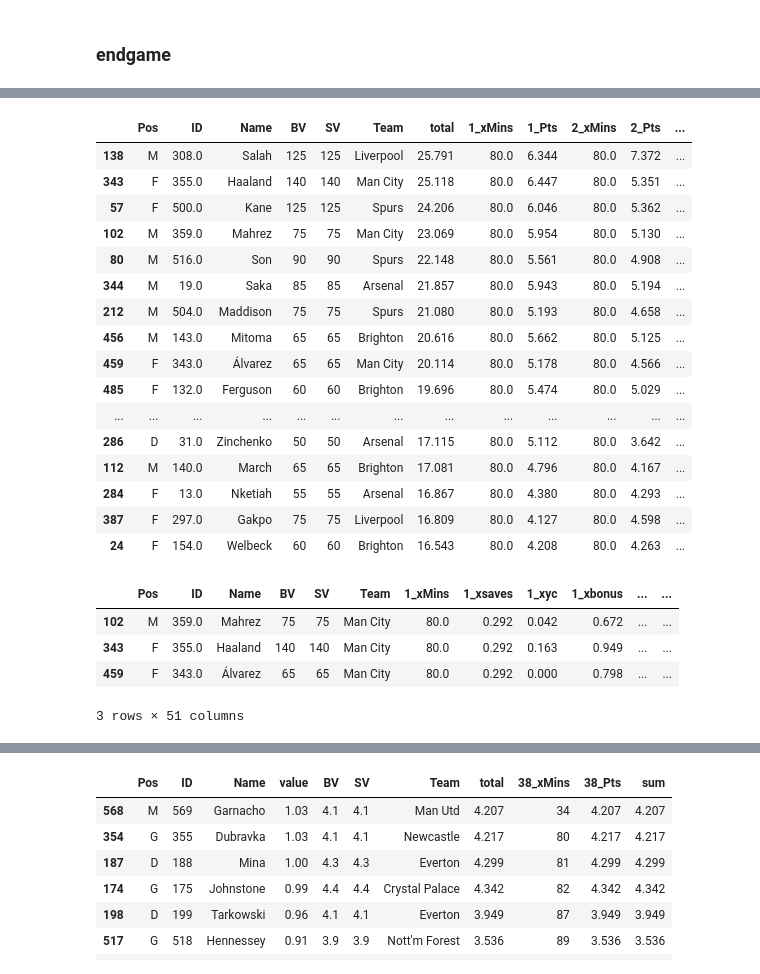
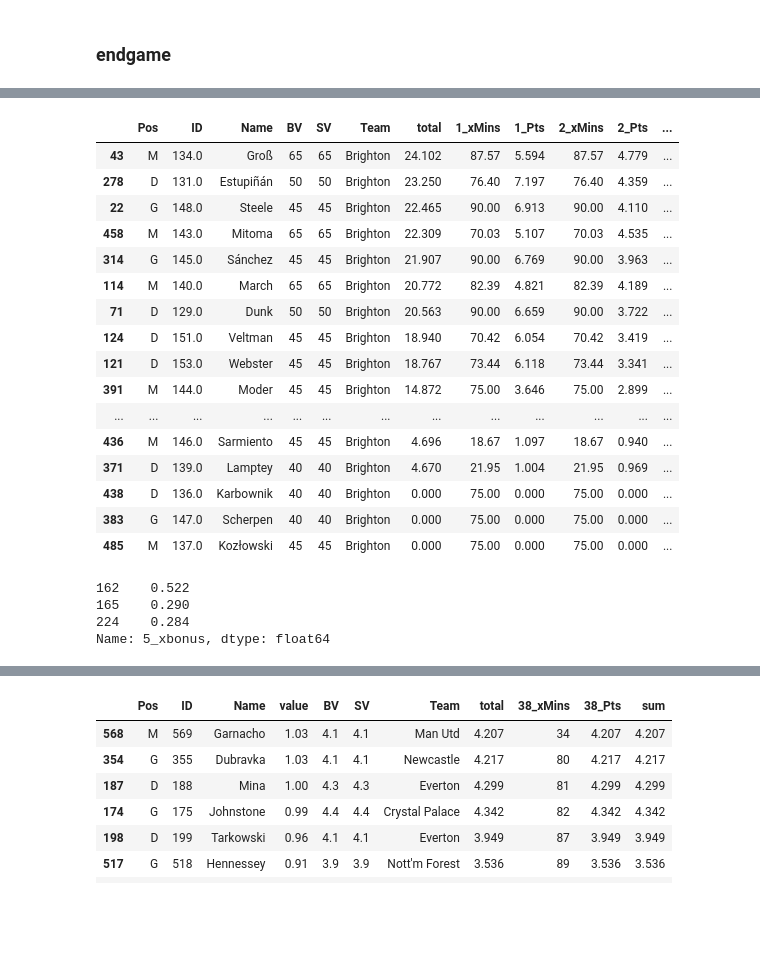
Before and after one commit to spiros26/FPL-Project, a Jupyter notebook: ev_creator/ALEX.ipynb, the cells around one changed output, grey strips where cells are left out. Saved outputs shown, nothing was run; the diff lists cells and outputs as text; code cells hidden in the pictures; blank space fills up the shorter version.

```diff
--- a/ev_creator/ALEX.ipynb
+++ b/ev_creator/ALEX.ipynb
@@ -849,6 +849,14 @@ import pandas as pd
 import requests
 import numpy as np
 from modules.useful_functions import team_id, fixture_info2, avg
+
+def exp_mins(main_df):
+    mins = main_df['minutes'].to_list()
+    mins = [i for i in mins if i != 0 ]
+    if len(mins) > 0:
+        return round(sum(mins)/len(mins), 2)
+    else:
+        return 75.0
 
 def convert(lst):
     return ' '.join(str(item) for item in lst)
@@ -862,17 +870,17 @@ master_path = '../data/FPL-ID-Map/Master.csv'
 master = pd.read_csv(master_path)
 df = players_raw[season]
 teams2023 = teams[season]
-horizon = 4
+horizon = 5
 next_gw = 1
 gws = list(range(next_gw, next_gw + horizon))
 ids2023 = []
 short_teams = []
 positions = []
 prices = []
-fix = [[], [], [], []]
-xmins = [[], [], [], []]
-dmins = [[], [], [], []]
-likelihood = [[], [], [], []]
+fix = [[], [], [], [], []]
+xmins = [[], [], [], [], []]
+dmins = [[], [], [], [], []]
+likelihood = [[], [], [], [], []]
 
 for row in range(master.shape[0]):
     try:
@@ -889,6 +897,15 @@ master = master[~master['23-24'].isna()]
 for row in range(master.shape[0]):
     df_aux = df[df['code']==master['code'].iloc[row]]
     id = df_aux['id'].iloc[0]
+    '''
+    url = 'https://fantasy.premierleague.com/api/element-summary/' + str(int(id)) + '/'
+    main_df = pd.DataFrame(requests.get(url).json()['history'])
+    '''
+    try:
+        main_df = pd.read_csv('../data/Fantasy-Premier-League/data/2022-23/players/' + master['first_name'].iloc[row] + '_' + master['second_name'].iloc[row] + '_' + str(int(master['22-23'].iloc[row])) + '/gw.csv')
+        expected_mins = exp_mins(main_df)
+    except:
+        expected_mins = 75.0
     tid = team_id(id, season, players_raw)
     short_teams.append(teams2023[teams2023['id']==tid]['short_name'].iloc[0])
     positions.append(df_aux['element_type'].iloc[0])
@@ -901,7 +918,7 @@ for row in range(master.shape[0]):
         for i in range(len(fix_list)):
             opp_team, was_home, kickoff_time = fixture_info2(tid, season, gw, fixtures, teams)[i]
             afix.append(home[was_home] + teams2023[teams2023['name']==opp_team]['short_name'].iloc[0])
-            admins.append(80)
+            admins.append(expected_mins)
             alikelihood.append(1)
         fix[gw-next_gw].append(convert(afix))
         dmins[gw-next_gw].append(convert(admins))
@@ -946,12 +963,12 @@ import pandas as pd
 
 next_gw = 1
 gw_no_lim = 4
-horizon = 4
-review_horizon = 4
+horizon = 5
+review_horizon = 5
 season = '2023-24'
 data538_PATH = '../data/soccer-spi/spi_matches.csv'
 #review_df = pd.read_csv('../data/fplreview.csv')
-review_df = review_df.loc[(review_df['ID']==31)|(review_df['ID']==19)|(review_df['ID']==13)|(review_df['ID']==6) |(review_df['ID']==143) |(review_df['ID']==140) |(review_df['ID']==134)|(review_df['ID']==154)|(review_df['ID']==132) | (review_df['ID']==308)|(review_df['ID']==297)|(review_df['ID']==290) | (review_df['ID']==355)|(review_df['ID']==359)|(review_df['ID']==343) | (review_df['ID']==500)|(review_df['ID']==516)|(review_df['ID']==504) ]
+#review_df = review_df.loc[(review_df['ID']==373) |(review_df['ID']==396) |(review_df['ID']==390) ]
 #review_df = review_df.loc[(review_df['Team']=='Newcastle')].reset_index()
 #master_path = '../data/FPL-ID-Map/Master.csv'
 master_path = 'Master.csv'
@@ -970,33 +978,32 @@ See the caveats in the documentation: https://pandas.pydata.org/pandas-docs/stab
 # %%
 from modules.useful_functions2 import filter_df
 
 ev_df = filter_df(an_ev_df, next_gw, horizon, '_Pts', 'total', an_ev_df.shape[0])
-#df = an_ev_df[an_ev_df['Pos']=='D']
-df = an_ev_df
+df = an_ev_df[an_ev_df['Team']=='Brighton']
+#df = an_ev_df
 filter_df(df, next_gw, horizon, '_Pts', 'total', 30)
 # %% [output]
 |  | Pos | ID | Name | BV | SV | Team | total | 1_xMins | 1_Pts | 2_xMins | 2_Pts | ... |
-| 138 | M | 308.0 | Salah | 125 | 125 | Liverpool | 25.791 | 80.0 | 6.344 | 80.0 | 7.372 | ... |
-| 343 | F | 355.0 | Haaland | 140 | 140 | Man City | 25.118 | 80.0 | 6.447 | 80.0 | 5.351 | ... |
-| 57 | F | 500.0 | Kane | 125 | 125 | Spurs | 24.206 | 80.0 | 6.046 | 80.0 | 5.362 | ... |
-| 102 | M | 359.0 | Mahrez | 75 | 75 | Man City | 23.069 | 80.0 | 5.954 | 80.0 | 5.130 | ... |
-| 80 | M | 516.0 | Son | 90 | 90 | Spurs | 22.148 | 80.0 | 5.561 | 80.0 | 4.908 | ... |
-| 344 | M | 19.0 | Saka | 85 | 85 | Arsenal | 21.857 | 80.0 | 5.943 | 80.0 | 5.194 | ... |
-| 212 | M | 504.0 | Maddison | 75 | 75 | Spurs | 21.080 | 80.0 | 5.193 | 80.0 | 4.658 | ... |
-| 456 | M | 143.0 | Mitoma | 65 | 65 | Brighton | 20.616 | 80.0 | 5.662 | 80.0 | 5.125 | ... |
-| 459 | F | 343.0 | Álvarez | 65 | 65 | Man City | 20.114 | 80.0 | 5.178 | 80.0 | 4.566 | ... |
-| 485 | F | 132.0 | Ferguson | 60 | 60 | Brighton | 19.696 | 80.0 | 5.474 | 80.0 | 5.029 | ... |
+| 43 | M | 134.0 | Groß | 65 | 65 | Brighton | 24.102 | 87.57 | 5.594 | 87.57 | 4.779 | ... |
+| 278 | D | 131.0 | Estupiñán | 50 | 50 | Brighton | 23.250 | 76.40 | 7.197 | 76.40 | 4.359 | ... |
+| 22 | G | 148.0 | Steele | 45 | 45 | Brighton | 22.465 | 90.00 | 6.913 | 90.00 | 4.110 | ... |
+| 458 | M | 143.0 | Mitoma | 65 | 65 | Brighton | 22.309 | 70.03 | 5.107 | 70.03 | 4.535 | ... |
+| 314 | G | 145.0 | Sánchez | 45 | 45 | Brighton | 21.907 | 90.00 | 6.769 | 90.00 | 3.963 | ... |
+| 114 | M | 140.0 | March | 65 | 65 | Brighton | 20.772 | 82.39 | 4.821 | 82.39 | 4.189 | ... |
+| 71 | D | 129.0 | Dunk | 50 | 50 | Brighton | 20.563 | 90.00 | 6.659 | 90.00 | 3.722 | ... |
+| 124 | D | 151.0 | Veltman | 45 | 45 | Brighton | 18.940 | 70.42 | 6.054 | 70.42 | 3.419 | ... |
+| 121 | D | 153.0 | Webster | 45 | 45 | Brighton | 18.767 | 73.44 | 6.118 | 73.44 | 3.341 | ... |
+| 391 | M | 144.0 | Moder | 45 | 45 | Brighton | 14.872 | 75.00 | 3.646 | 75.00 | 2.899 | ... |
 | ... | ... | ... | ... | ... | ... | ... | ... | ... | ... | ... | ... | ... |
-| 286 | D | 31.0 | Zinchenko | 50 | 50 | Arsenal | 17.115 | 80.0 | 5.112 | 80.0 | 3.642 | ... |
-| 112 | M | 140.0 | March | 65 | 65 | Brighton | 17.081 | 80.0 | 4.796 | 80.0 | 4.167 | ... |
-| 284 | F | 13.0 | Nketiah | 55 | 55 | Arsenal | 16.867 | 80.0 | 4.380 | 80.0 | 4.293 | ... |
-| 387 | F | 297.0 | Gakpo | 75 | 75 | Liverpool | 16.809 | 80.0 | 4.127 | 80.0 | 4.598 | ... |
-| 24 | F | 154.0 | Welbeck | 60 | 60 | Brighton | 16.543 | 80.0 | 4.208 | 80.0 | 4.263 | ... |
+| 436 | M | 146.0 | Sarmiento | 45 | 45 | Brighton | 4.696 | 18.67 | 1.097 | 18.67 | 0.940 | ... |
+| 371 | D | 139.0 | Lamptey | 40 | 40 | Brighton | 4.670 | 21.95 | 1.004 | 21.95 | 0.969 | ... |
+| 438 | D | 136.0 | Karbownik | 40 | 40 | Brighton | 0.000 | 75.00 | 0.000 | 75.00 | 0.000 | ... |
+| 383 | G | 147.0 | Scherpen | 40 | 40 | Brighton | 0.000 | 75.00 | 0.000 | 75.00 | 0.000 | ... |
+| 485 | M | 137.0 | Kozłowski | 45 | 45 | Brighton | 0.000 | 75.00 | 0.000 | 75.00 | 0.000 | ... |
 # %%
 an_ev_df
 # %% [output]
-|  | Pos | ID | Name | BV | SV | Team | 1_xMins | 1_xsaves | 1_xyc | 1_xbonus | ... | ... |
-| 102 | M | 359.0 | Mahrez | 75 | 75 | Man City | 80.0 | 0.292 | 0.042 | 0.672 | ... | ... |
-| 343 | F | 355.0 | Haaland | 140 | 140 | Man City | 80.0 | 0.292 | 0.163 | 0.949 | ... | ... |
-| 459 | F | 343.0 | Álvarez | 65 | 65 | Man City | 80.0 | 0.292 | 0.000 | 0.798 | ... | ... |
-3 rows × 51 columns
+162    0.522
+165    0.290
+224    0.284
+Name: 5_xbonus, dtype: float64
```
Also changed, not shown: parts of 2 cells of this notebook, 5 other files.
